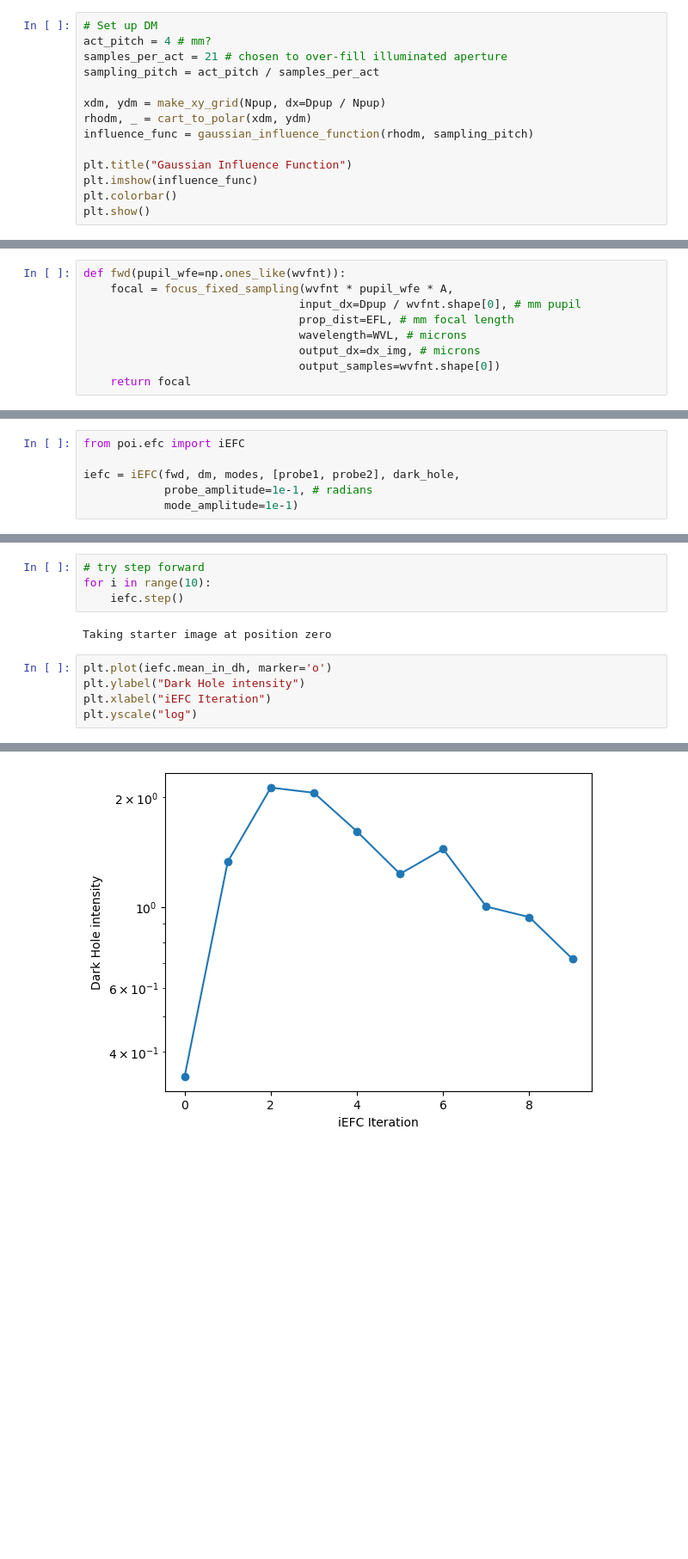
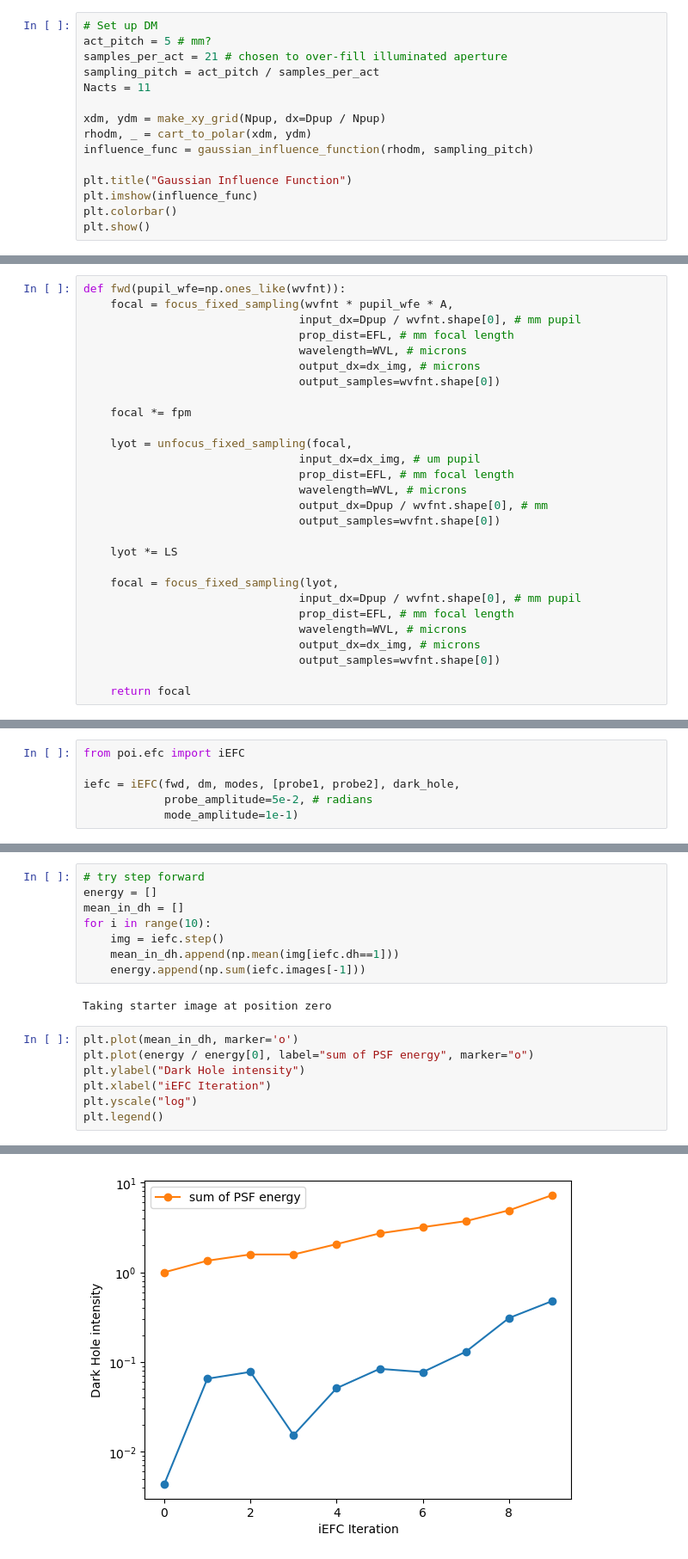
Before and after one commit to Jashcraf/poi, a Jupyter notebook: demo_keck_iefc.ipynb, the cells around one changed output, grey strips where cells are left out. Shown at 86% size. Cells and saved outputs as stored; diff of their text form; blank space fills up the shorter version.

```diff
--- a/demo_keck_iefc.ipynb
+++ b/demo_keck_iefc.ipynb
@@ -139,9 +137,10 @@ plt.colorbar()
 # Configure Deformable Mirror with Modes
 # %%
 # Set up DM
-act_pitch = 4 # mm?
+act_pitch = 5 # mm?
 samples_per_act = 21 # chosen to over-fill illuminated aperture
 sampling_pitch = act_pitch / samples_per_act
+Nacts = 11
 
 xdm, ydm = make_xy_grid(Npup, dx=Dpup / Npup)
 rhodm, _ = cart_to_polar(xdm, ydm)
@@ -188,4 +223,23 @@ def fwd(pupil_wfe=np.ones_like(wvfnt)):
                                 wavelength=WVL, # microns
                                 output_dx=dx_img, # microns
                                 output_samples=wvfnt.shape[0])
+
+    focal *= fpm
+
+    lyot = unfocus_fixed_sampling(focal,
+                                input_dx=dx_img, # um pupil
+                                prop_dist=EFL, # mm focal length
+                                wavelength=WVL, # microns
+                                output_dx=Dpup / wvfnt.shape[0], # mm
+                                output_samples=wvfnt.shape[0])
+
+    lyot *= LS
+
+    focal = focus_fixed_sampling(lyot,
+                                input_dx=Dpup / wvfnt.shape[0], # mm pupil
+                                prop_dist=EFL, # mm focal length
+                                wavelength=WVL, # microns
+                                output_dx=dx_img, # microns
+                                output_samples=wvfnt.shape[0])
+
     return focal
@@ -193,7 +252,7 @@ def fwd(pupil_wfe=np.ones_like(wvfnt)):
 from poi.efc import iEFC
 
 iefc = iEFC(fwd, dm, modes, [probe1, probe2], dark_hole,
-            probe_amplitude=1e-1, # radians
+            probe_amplitude=5e-2, # radians
             mode_amplitude=1e-1)
 # %%
 iefc.calibrate()
@@ -212,12 +271,18 @@ plt.colorbar()
 # %%
 # try step forward
+energy = []
+mean_in_dh = []
 for i in range(10):
-    iefc.step()
+    img = iefc.step()
+    mean_in_dh.append(np.mean(img[iefc.dh==1]))
+    energy.append(np.sum(iefc.images[-1]))
 # %% [output]
 Taking starter image at position zero
 # %%
-plt.plot(iefc.mean_in_dh, marker='o')
+plt.plot(mean_in_dh, marker='o')
+plt.plot(energy / energy[0], label="sum of PSF energy", marker="o")
 plt.ylabel("Dark Hole intensity")
 plt.xlabel("iEFC Iteration")
 plt.yscale("log")
+plt.legend()
 # %% [output]
@@ -224,2 +290,2 @@ plt.yscale("log")
-[figure, old version]
+[figure, new version]
 # %%
```
Also changed, not shown: parts of 16 cells of this notebook, 4 other files.
